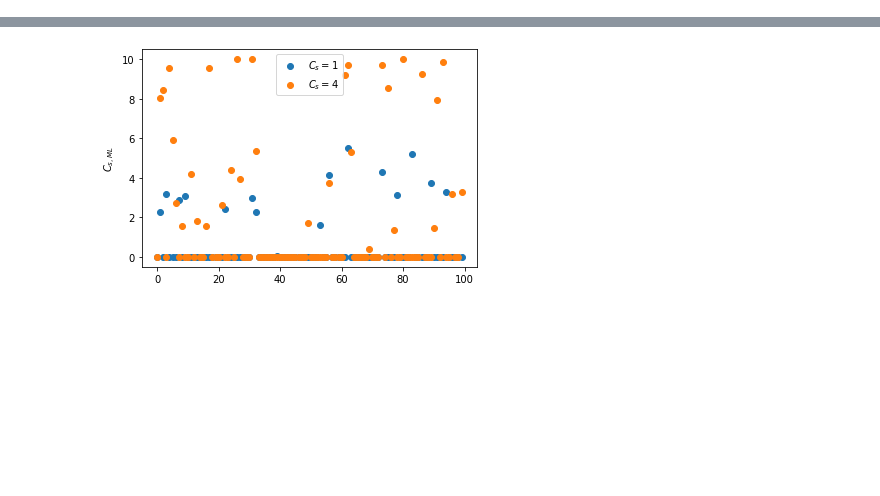
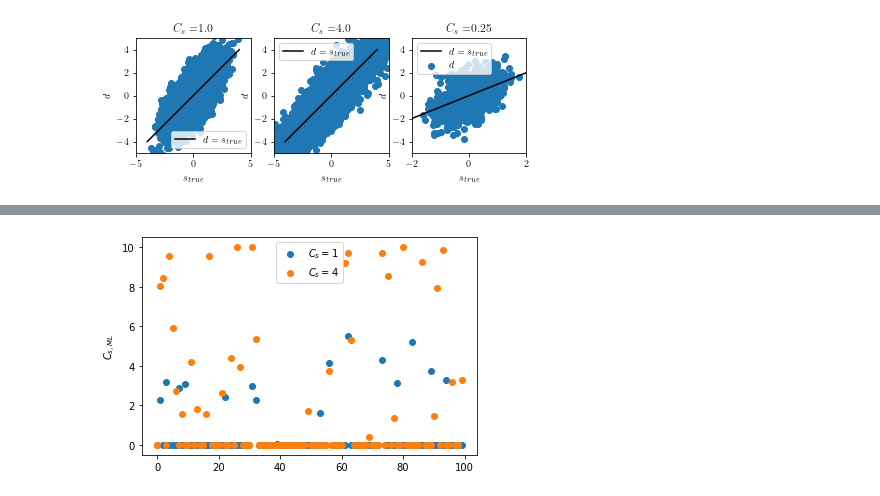
Before and after one commit to dodelson/aiphysics, a Jupyter notebook: weiner_emcee.ipynb, the cells around one changed output, grey strips where cells are left out. Saved outputs shown, nothing was run; the diff lists cells and outputs as text; code cells hidden in the pictures; blank space fills up the shorter version.

```diff
--- a/weiner_emcee.ipynb
+++ b/weiner_emcee.ipynb
@@ -7,0 +117,94 @@ from scipy import optimize as op
+# %%
+np.random.seed(seed=41)
+sarr=[]
+weiner=[]
+CS=1.
+for i in range(10000):
+    n=np.random.normal(size=1)
+    s=np.sqrt(CS)*np.random.normal(size=1)
+    sarr.append(s)
+    d=s+n
+    w=CS/(1.+CS)
+    weiner.append(d)
+#plt.plot([1, 2, 3])
+# now create a subplot which represents the top plot of a grid
+# with 2 rows and 1 column. Since this subplot will overlap the
+# first, the plot (and its axes) previously created, will be removed
+plt.figure(figsize=(7,7))
+ax=plt.subplot(131)
+plt.axis([-5,5,-5,5])
+#ax = plt.gca() #you first need to get the axis handle
+ax.set_aspect(1.) #sets the height to width ratio to 1.5.
+plt.scatter(sarr,weiner)
+plt.plot([-4,4],[-4,4],'-k',label='$d=s_{true}$')
+#plt.plot([-4,4],[-4*CS/(1.+CS),4*CS/(1.+CS)],'--r',label='$s_W=$'+str(w)+'$s_{true}$')
+plt.xlabel('$s_{true}$')
+plt.ylabel('$d$')
+plt.title('$C_s=$'+str(CS))
+plt.legend()
+
+### Higher CS
+sarr=[]
+weiner=[]
+CS=4.
+for i in range(10000):
+    n=np.random.normal(size=1)
+    s=np.sqrt(CS)*np.random.normal(size=1)
+    sarr.append(s)
+    d=s+n
+    w=CS/(1.+CS)
+    weiner.append(d)
+#plt.plot([1, 2, 3])
+# now create a subplot which represents the top plot of a grid
+# with 2 rows and 1 column. Since this subplot will overlap the
+# first, the plot (and its axes) previously created, will be removed
+#plt.figure(figsize=(7,7))
+plt.subplot(132)
+plt.axis([-5,5,-5,5])
+ax = plt.gca() #you first need to get the axis handle
+ax.set_aspect(1.) #sets the height to width ratio to 1.5.
+plt.scatter(sarr,weiner)
+plt.plot([-4,4],[-4,4],'-k',label='$d=s_{true}$')
+#plt.plot([-4,4],[-4*CS/(1.+CS),4*CS/(1.+CS)],'--r',label='$s_W=$'+str(w)+'$s_{true}$')
+plt.xlabel('$s_{true}$')
+plt.ylabel('$d$')
+plt.title('$C_s=$'+str(CS))
+plt.legend()
+
+### Lower CS
+sarr=[]
+weiner=[]
+CS=.25
+narr=[]
+for i in range(1000):
+    n=np.random.normal()
+    #print(n)
+    narr.append(n)
+    s=np.sqrt(CS)*np.random.normal()
+    #print(s/np.sqrt(CS))
+    sarr.append(s)
+    d=s+n
+    w=CS/(1.+CS)
+    weiner.append(d)
+weiner=np.array(weiner)
+sarr=np.array(sarr)
+#plt.plot([1, 2, 3])
+# now create a subplot which represents the top plot of a grid
+# with 2 rows and 1 column. Since this subplot will overlap the
+# first, the plot (and its axes) previously created, will be removed
+#plt.figure(figsize=(7,7))
+plt.subplot(133)
+plt.axis([-2,2,-5,5])
+ax = plt.gca() #you first need to get the axis handle
+ax.set_aspect(.4) #sets the height to width ratio to 1.5.
+#plt.scatter(sarr,weiner-sarr,label='$d-s$')
+plt.scatter(sarr,weiner,label='$d$')
+plt.plot([-4,4],[-4,4],'-k',label='$d=s_{true}$')
+#plt.plot([-4,4],[-4*CS/(1.+CS),4*CS/(1.+CS)],'--r',label='$s_W=$'+str(w)+'$s_{true}$')
+plt.xlabel('$s_{true}$')
+plt.ylabel('$d$')
+plt.title('$C_s=$'+str(CS))
+plt.legend()
+diff=weiner-sarr
+print(np.mean(diff),np.std(diff),np.std(sarr))
+# %% [output]
@@ -7,0 +212 @@ from scipy import optimize as op
+[figure, added]
```
Also changed, not shown: parts of 13 cells of this notebook.
